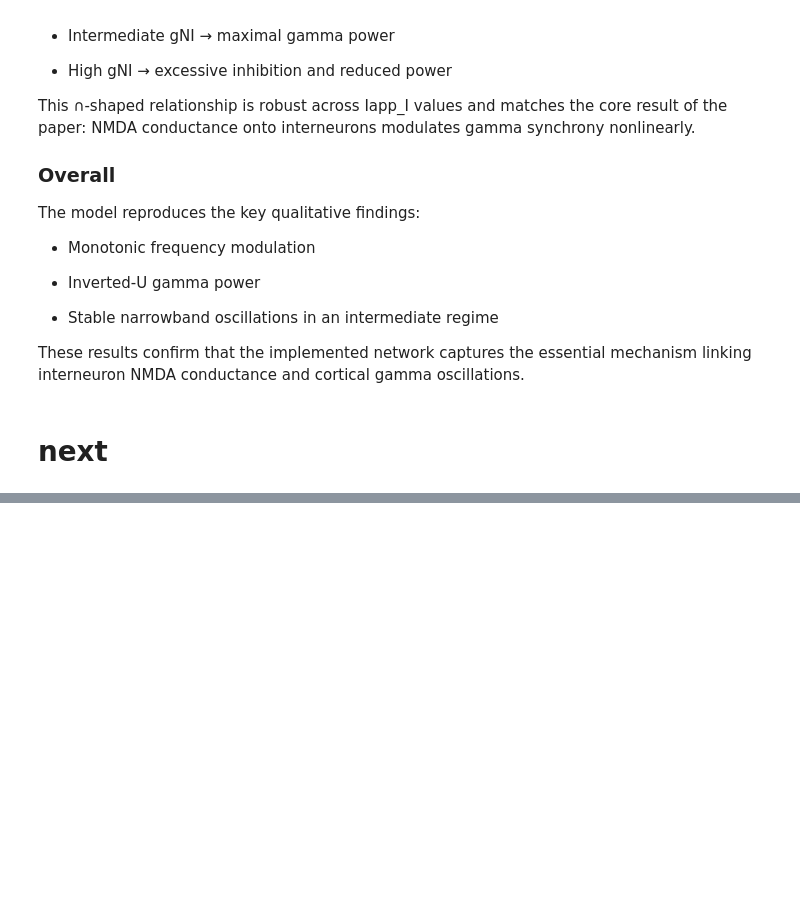
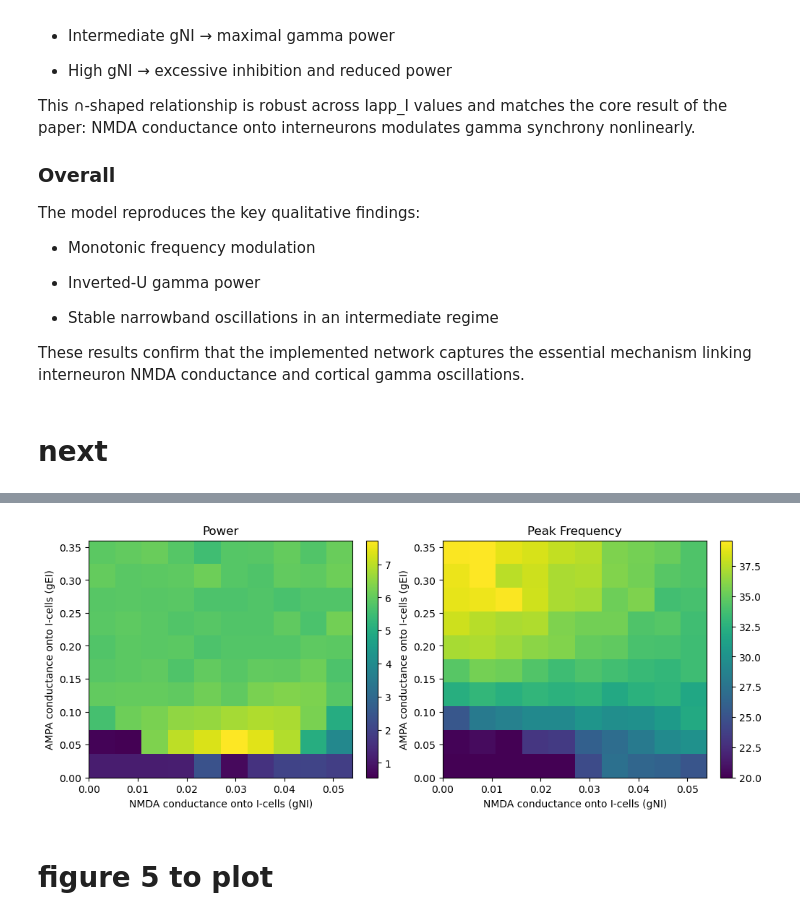
Before and after one commit to alessandrodipiano/brain-modelling-project, a Jupyter notebook: NMDA conductance and cortical oscillations in schizophrenia/notebooks/run_model.ipynb, the cells around one changed output, grey strips where cells are left out. Drawn from its saved outputs; the diff is of its cells as text; code cells hidden in the pictures; blank space fills up the shorter version.

```diff
--- a/NMDA conductance and cortical oscillations in schizophrenia/notebooks/run_model.ipynb
+++ b/NMDA conductance and cortical oscillations in schizophrenia/notebooks/run_model.ipynb
@@ -354,0 +409,32 @@ Selected: 0.03 0.02 0.5 f0= 32.5 P0= 7.697064124313871
+# %%
+for gNI, gEI, IappI, f0, P0, lfp in results:
+    i = gEI_to_i[float(gEI)]
+    j = gNI_to_j[float(gNI)]
+    P_mat[i, j] = float(P0)
+    f_mat[i, j] = float(f0)
+# %%
+import matplotlib.pyplot as plt
+
+extent = [gNI_values[0], gNI_values[-1], gEI_values[0], gEI_values[-1]]
+
+fig, axes = plt.subplots(1, 2, figsize=(10, 4), constrained_layout=True)
+
+# A: Power
+im0 = axes[0].imshow(P_mat, origin="lower", aspect="auto", extent=extent)
+axes[0].set_title("Power")
+axes[0].set_xlabel("NMDA conductance onto I-cells (gNI)")
+axes[0].set_ylabel("AMPA conductance onto I-cells (gEI)")
+fig.colorbar(im0, ax=axes[0])
+
+# B: Peak Frequency
+im1 = axes[1].imshow(f_mat, origin="lower", aspect="auto", extent=extent)
+axes[1].set_title("Peak Frequency")
+axes[1].set_xlabel("NMDA conductance onto I-cells (gNI)")
+axes[1].set_ylabel("AMPA conductance onto I-cells (gEI)")
+fig.colorbar(im1, ax=axes[1])
+
+plt.show()
+# %% [output]
+[figure, added]
+# %% [markdown]
+# figure 5 to plot
```
Also changed, not shown: parts of 10 cells of this notebook, 1 other file.
